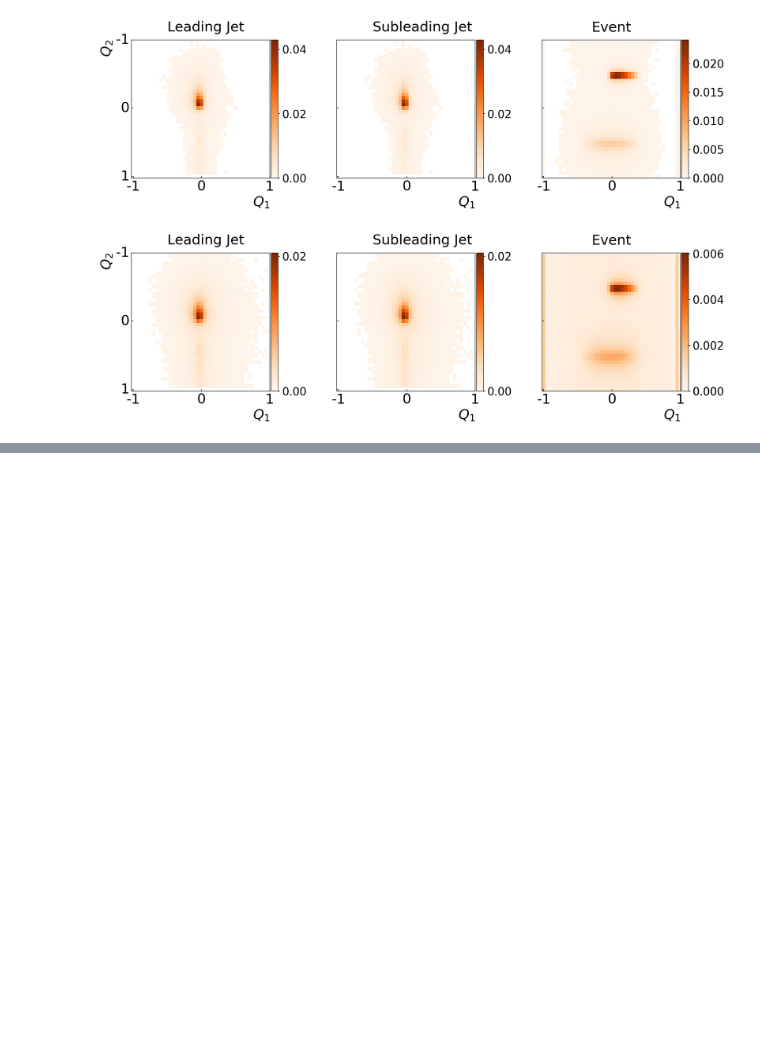
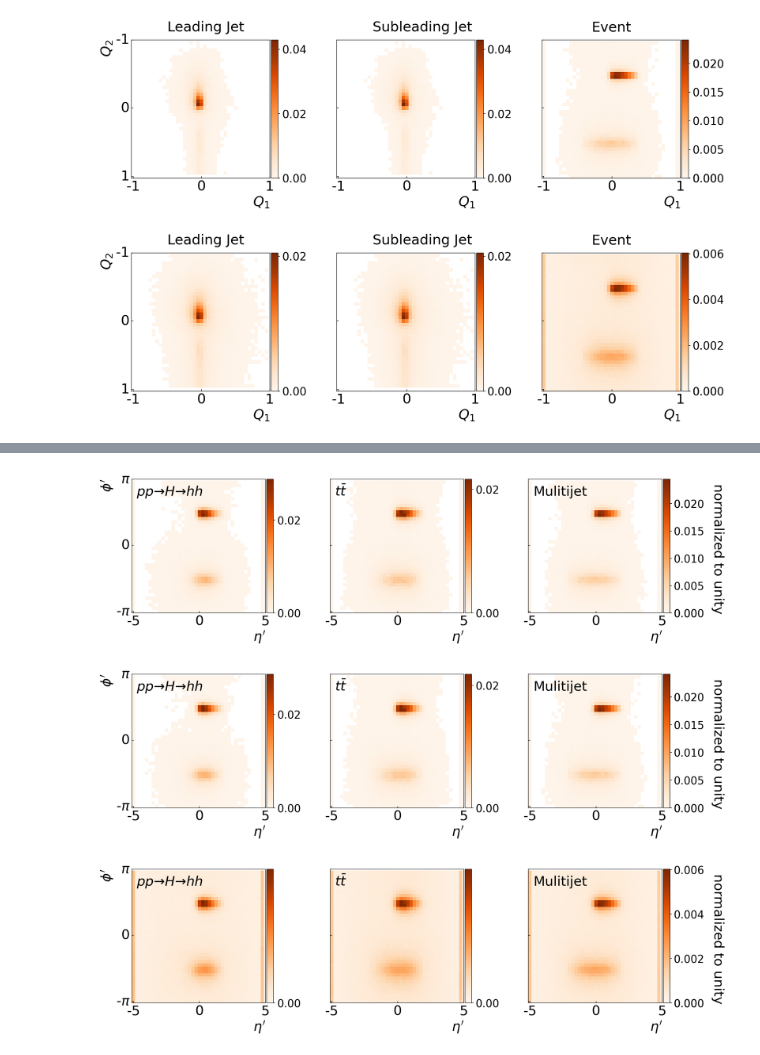
Before and after one commit to alan200276/THDM_with_ML, a Jupyter notebook: Notebook/Jet_Event_Images.ipynb, the cells around one changed output, grey strips where cells are left out. Drawn from its saved outputs; the diff is of its cells as text; code cells hidden in the pictures; blank space fills up the shorter version.

```diff
--- a/Notebook/Jet_Event_Images.ipynb
+++ b/Notebook/Jet_Event_Images.ipynb
@@ -247,0 +437,6 @@ generate_images(x_ppjjjj[0], x_ppjjjj[1], x_ppjjjj[2])
+# %%
+generate_event_images(x_ppHhh[2], x_ttbar[2], x_ppjjjj[2])
+# %% [output]
+[figure, added]
+[figure, added]
+[figure, added]
```
Also changed, not shown: parts of 7 cells of this notebook.
